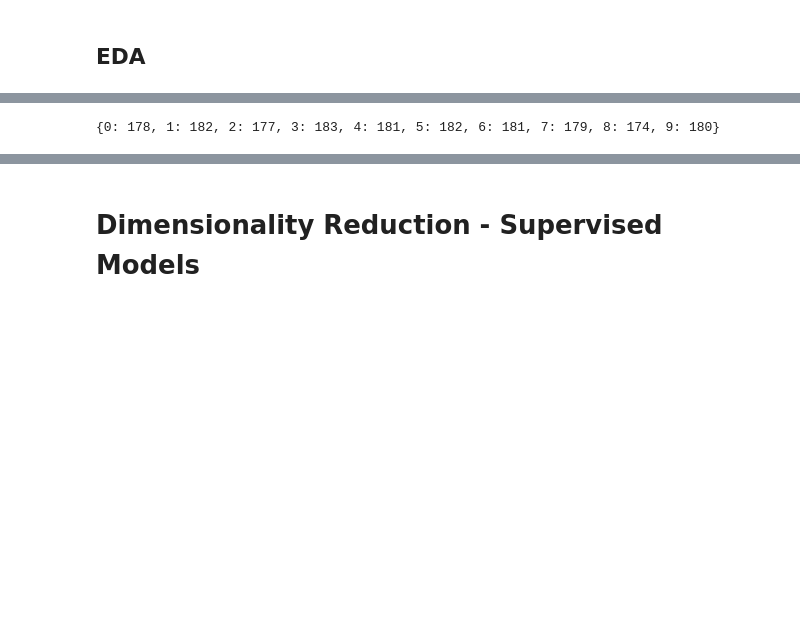
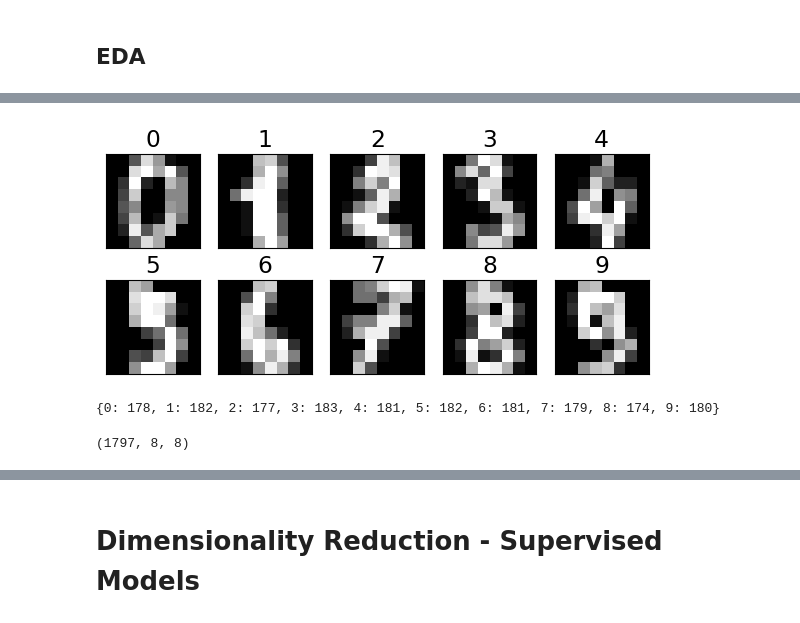
Before and after one commit to galvaowesley/dimensionality_reduction, a Jupyter notebook: digits_dataset_experiment.ipynb, the cells around one changed output, grey strips where cells are left out. Drawn from its saved outputs; the diff is of its cells as text; code cells hidden in the pictures; blank space fills up the shorter version.

```diff
--- a/digits_dataset_experiment.ipynb
+++ b/digits_dataset_experiment.ipynb
@@ -75,3 +75,16 @@ plt.show()
+# %%
+plt.rcParams['font.size'] = 14
+nrows, ncols = 2, 5
+plt.figure(figsize=(7,3))
+plt.gray()
+for i in range(ncols * nrows):
+    ax = plt.subplot(nrows, ncols, i + 1)
+    ax.matshow(digits.images[i,...])
+    plt.xticks([]); plt.yticks([])
+    plt.title(digits.target[i])
+plt.savefig('results/digits/digits-generated.pdf', dpi=150, bbox_inches='tight')
+# %% [output]
+[figure, added]
 # %%
 # Dataset label distribution
 
@@ -80,3 +93,7 @@ unique, counts = np.unique(labels, return_counts=True)
 print(dict(zip(unique, counts)))
 # %% [output]
 {0: 178, 1: 182, 2: 177, 3: 183, 4: 181, 5: 182, 6: 181, 7: 179, 8: 174, 9: 180}
+# %%
+images.shape
+# %% [output]
+(1797, 8, 8)
```
Also changed, not shown: parts of 8 cells of this notebook, 3 other files.
